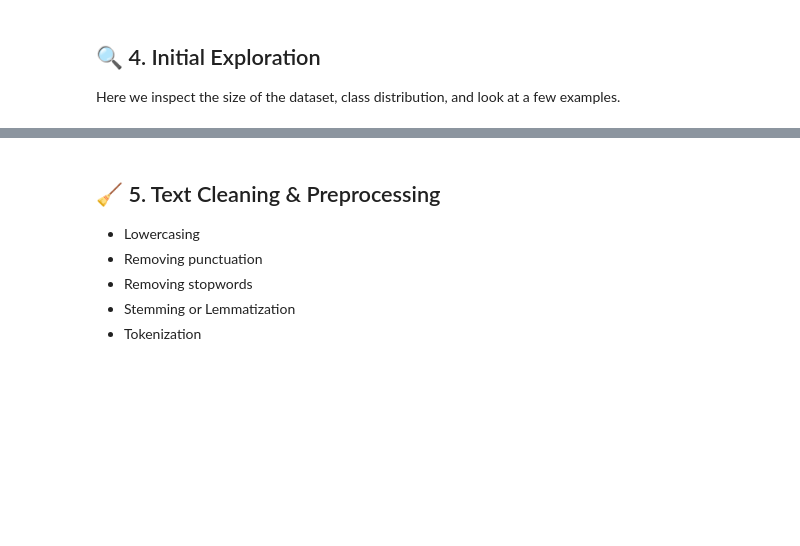
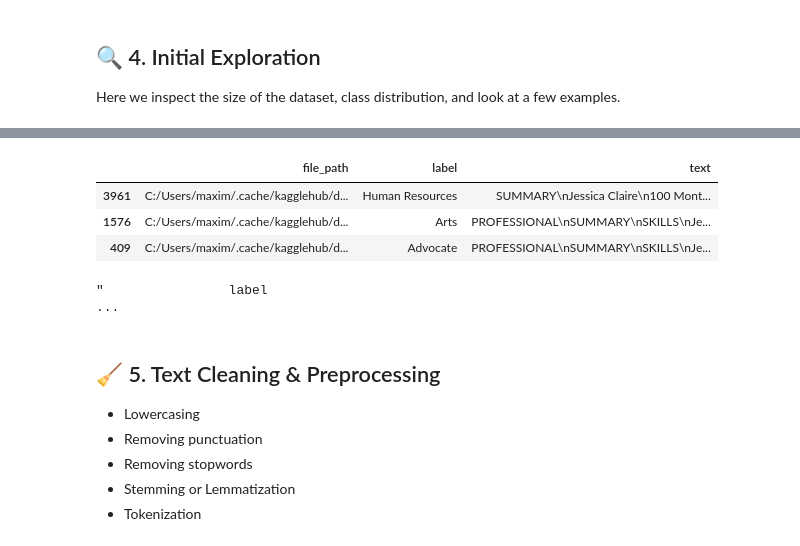
Before and after one commit to Edelan89/Resume_Classifier_with_NLP, a Jupyter notebook: Resume_Classifier_with_NLP.ipynb, the cells around one changed output, grey strips where cells are left out. Drawn from its saved outputs; the diff is of its cells as text; code cells hidden in the pictures; blank space fills up the shorter version.

```diff
--- a/Resume_Classifier_with_NLP.ipynb
+++ b/Resume_Classifier_with_NLP.ipynb
@@ -214,13 +214,15 @@ Extension: .png, Count: 3581
 
 Here we inspect the size of the dataset, class distribution, and look at a few examples.
 # %%
+!pip install python-docx
+
 from docx import Document
 import pandas as pd
 import os
 from tqdm import tqdm
 
 # Filter the DataFrame to only include .docx files
-docx_files = df[df['extension']== '.docx'].copy()
+docx_df = df[df['extension']== '.docx'].copy()
 
 # Function to extract text from .docx files
 def extract_text_from_docx(file_path):
@@ -243,3 +247,37 @@ ModuleNotFoundError: No module named 'docx'
+|  | file_path | label | text |
+| 3961 | C:/Users/maxim/.cache/kagglehub/d... | Human Resources | SUMMARY\nJessica Claire\n100 Mont... |
+| 1576 | C:/Users/maxim/.cache/kagglehub/d... | Arts | PROFESSIONAL\nSUMMARY\nSKILLS\nJe... |
+| 409 | C:/Users/maxim/.cache/kagglehub/d... | Advocate | PROFESSIONAL\nSUMMARY\nSKILLS\nJe... |
+# %%
+# Create a new DataFrame with the extracted text
+from docx import Document
+from tqdm import tqdm
+
+# Add column for text extraction
+texts=[]
+
+for row in tqdm(df.itertuples(), total=len(df)):
+    if row.extension == '.docx':
+        try:
+            doc = Document(row.file_path)
+            full_text = "\n".join([p.text for p in doc.paragraphs])
+            texts.append(full_text)
+        except Exception as e:
+            print(f"Error reading {row.file_path}: {e}")
+            texts.append("")
+    else:
+        texts.append("")
+
+# Add the new column
+df['text'] = texts
+
+# Drop rows with empty text
+df = df[df['text'].str.strip() != ""]
+
+# Display some samples
+df[['label', 'text']].sample(3).to_string()
+# %% [output]
+"                label                                                                                                                                                                                   ...
 # %% [markdown]
 ## 🧹 5. Text Cleaning & Preprocessing
 
```
Also changed, not shown: parts of 5 cells of this notebook.
